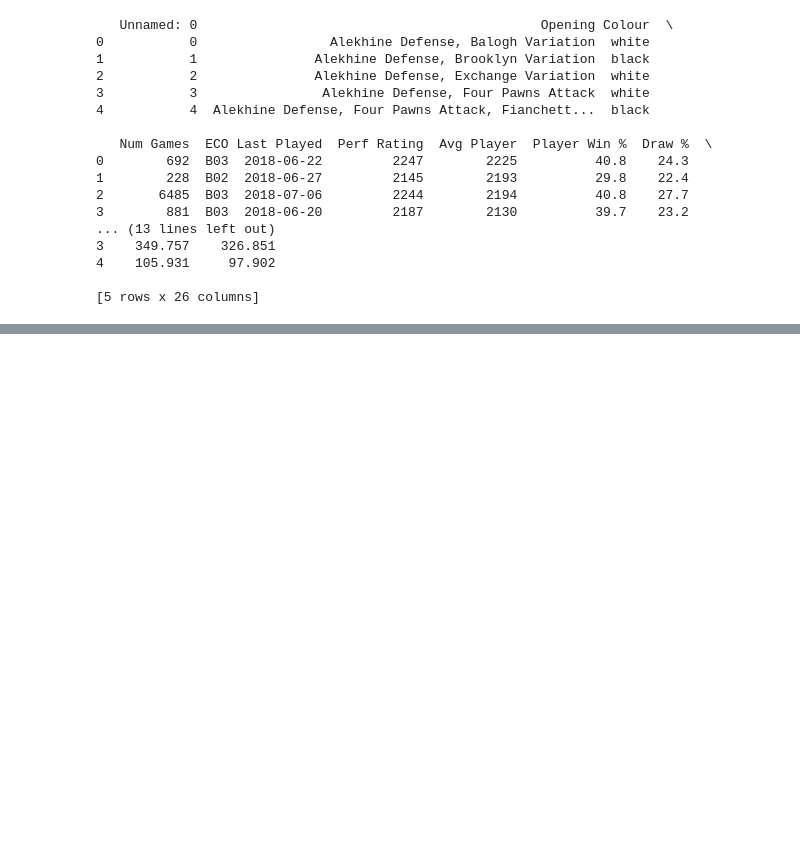
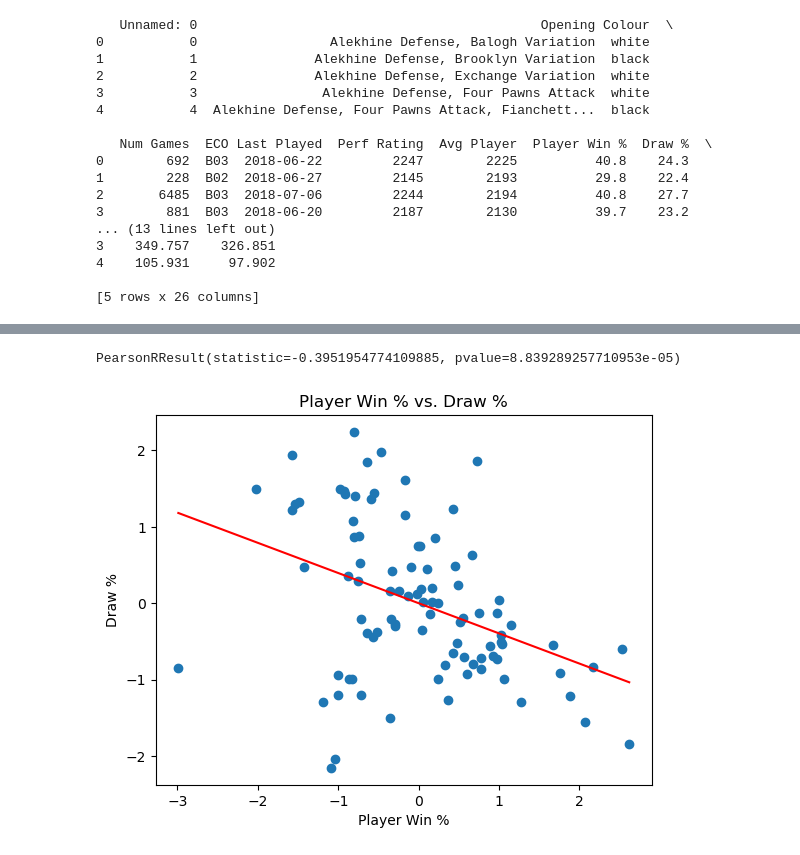
Before and after one commit to alexandredesbos/DAV-CA1, a Jupyter notebook: main.ipynb, the cells around one changed output, grey strips where cells are left out. Saved outputs shown, nothing was run; the diff lists cells and outputs as text; code cells hidden in the pictures; blank space fills up the shorter version.

```diff
--- a/main.ipynb
+++ b/main.ipynb
@@ -208,0 +267,12 @@ plt.show()
+# %%
+plt.title("Player Win % vs. Draw %")
+plt.xlabel("Player Win %")
+plt.ylabel("Draw %")
+plt.scatter(data['Player Win %'], data['Draw %'])
+plt.plot(np.unique(data['Player Win %']), np.poly1d(np.polyfit(data['Player Win %'], data['Draw %'], 1))(np.unique(data['Player Win %'])), color='red')
+
+coor = pearsonr(data['Player Win %'], data['Draw %'])
+print(coor)
+# %% [output]
+PearsonRResult(statistic=-0.3951954774109885, pvalue=8.839289257710953e-05)
+[figure, added]
```
Also changed, not shown: parts of 17 cells of this notebook, 2 other files.
